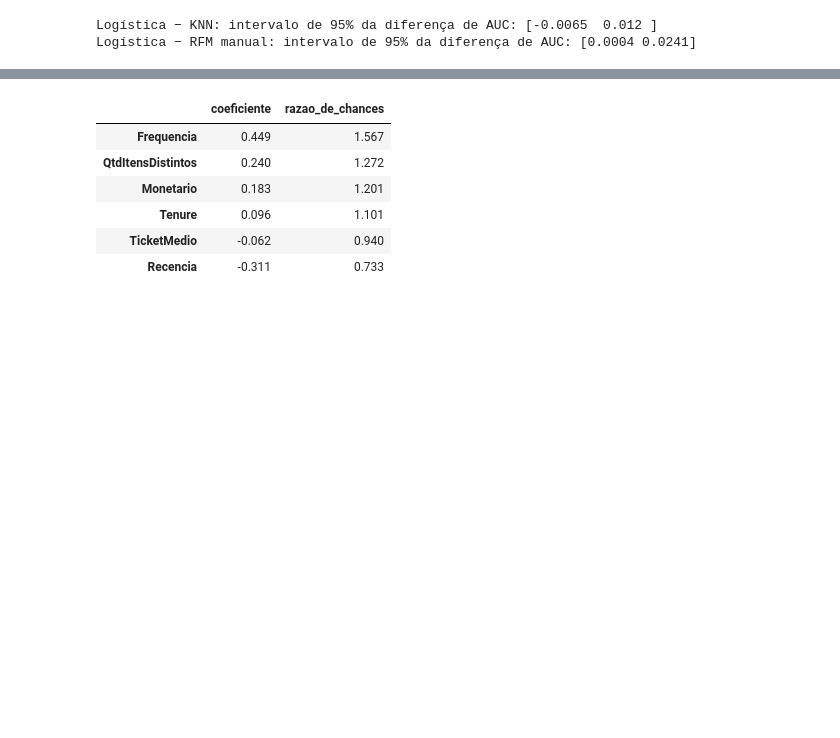
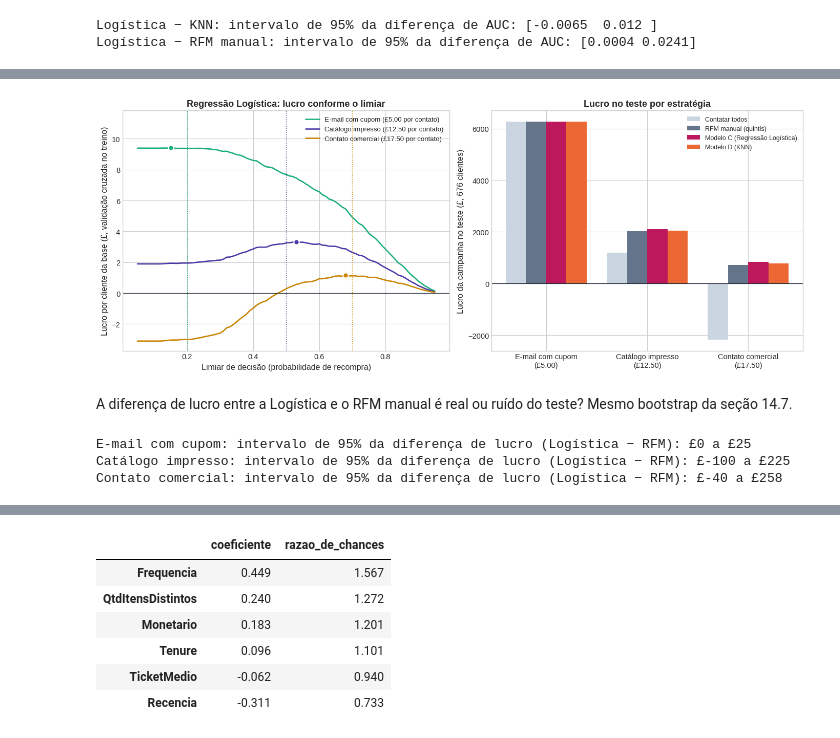
Before and after one commit to thiagodallo/machine-learning-online-retail, a Jupyter notebook: Projeto_Final_ML.ipynb, the cells around one changed output, grey strips where cells are left out. Drawn from its saved outputs; the diff is of its cells as text; code cells hidden in the pictures; blank space fills up the shorter version.

```diff
--- a/Projeto_Final_ML.ipynb
+++ b/Projeto_Final_ML.ipynb
@@ -856,0 +950,51 @@ Logística − RFM manual: intervalo de 95% da diferença de AUC: [0.0004 0.0241
+# %%
+fig, (ax1, ax2) = plt.subplots(1, 2, figsize=(14, 5.6), gridspec_kw={'width_ratios': [1.05, 1]})
+cores_cenario = ['#1baf7a', '#4a3aa7', '#c98500']
+for (cenario, custo), cor in zip(CENARIOS_CUSTO.items(), cores_cenario):
+    _, lucros = melhor_corte(y_cls_train, prob_cv_logistica, limiares_candidatos, custo)
+    curva = np.array(lucros) / len(y_cls_train)
+    ax1.plot(limiares_candidatos, curva, color=cor, linewidth=1.9, label=f'{cenario} (£{custo:.2f} por contato)')
+    corte = cortes[(cenario, 'Modelo C (Regressão Logística)')]
+    ax1.scatter([corte], [curva[np.argmin(np.abs(limiares_candidatos - corte))]], s=55, color=cor,
+                edgecolor='white', linewidth=1.5, zorder=4)
+    ax1.axvline(custo / RETORNO_POR_ACERTO, color=cor, linewidth=1, linestyle=':')
+ax1.axhline(0, color=TINTA, linewidth=0.9)
+ax1.set_ylim(top=ax1.get_ylim()[1] + 1.8)
+ax1.set_xlabel('Limiar de decisão (probabilidade de recompra)')
+ax1.set_ylabel('Lucro por cliente da base (£, validação cruzada no treino)')
+ax1.set_title('Regressão Logística: lucro conforme o limiar')
+ax1.legend(loc='upper right', fontsize=9.5)
+
+cores_estrategia = {'Contatar todos': '#cbd5e1', 'RFM manual (quintis)': COR_RFM,
+                    'Modelo C (Regressão Logística)': COR_LOGISTICA, 'Modelo D (KNN)': COR_KNN}
+posicoes = np.arange(len(CENARIOS_CUSTO))
+for i, (nome, cor) in enumerate(cores_estrategia.items()):
+    valores = [tabela_lucro.loc[(c, nome), 'lucro no teste (£)'] for c in CENARIOS_CUSTO]
+    ax2.bar(posicoes + (i - 1.5) * 0.2, valores, width=0.2, color=cor, label=nome)
+ax2.axhline(0, color=TINTA, linewidth=0.9)
+ax2.set_xticks(posicoes)
+ax2.set_xticklabels([f'{c}\n(£{v:.2f})' for c, v in CENARIOS_CUSTO.items()])
+ax2.set_ylabel('Lucro da campanha no teste (£, 676 clientes)')
+ax2.set_title('Lucro no teste por estratégia')
+ax2.legend(loc='upper right', fontsize=9)
+plt.tight_layout()
+plt.show()
+# %% [output]
+[figure, added]
+# %% [markdown]
+A diferença de lucro entre a Logística e o RFM manual é real ou ruído do teste? Mesmo bootstrap da seção 14.7.
+# %%
+rng_lucro = np.random.default_rng(RANDOM_STATE)
+for cenario, custo in CENARIOS_CUSTO.items():
+    acionar_log = prob_logistica >= cortes[(cenario, 'Modelo C (Regressão Logística)')]
+    acionar_rfm = score_rfm >= cortes[(cenario, 'RFM manual (quintis)')]
+    difs = []
+    for _ in range(2000):
+        idx = rng_lucro.integers(0, len(y_teste_array), len(y_teste_array))
+        difs.append(lucro_campanha(y_teste_array[idx], acionar_log[idx], custo)
+                    - lucro_campanha(y_teste_array[idx], acionar_rfm[idx], custo))
+    print(f"{cenario}: intervalo de 95% da diferença de lucro (Logística − RFM): £{np.percentile(difs, 2.5):.0f} a £{np.percentile(difs, 97.5):.0f}")
+# %% [output]
+E-mail com cupom: intervalo de 95% da diferença de lucro (Logística − RFM): £0 a £25
+Catálogo impresso: intervalo de 95% da diferença de lucro (Logística − RFM): £-100 a £225
+Contato comercial: intervalo de 95% da diferença de lucro (Logística − RFM): £-40 a £258
```
Also changed, not shown: parts of 16 cells of this notebook, 5 other files.
